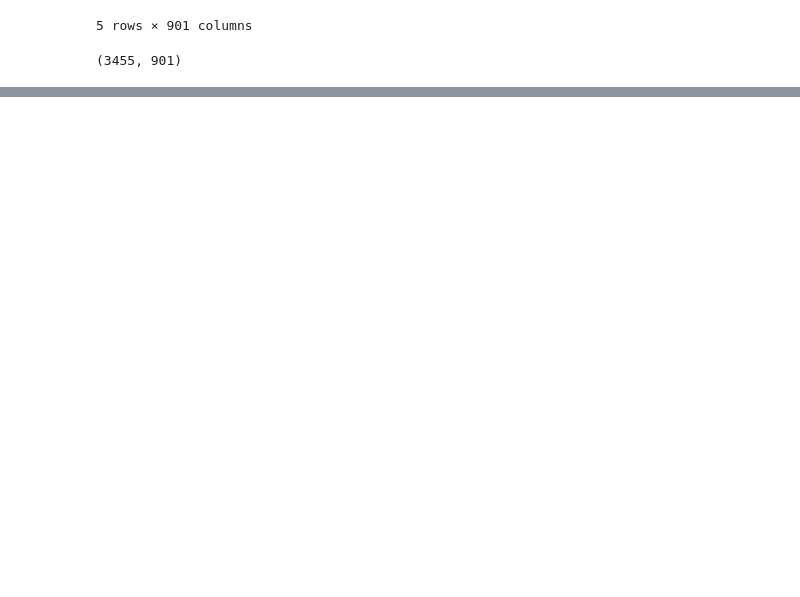
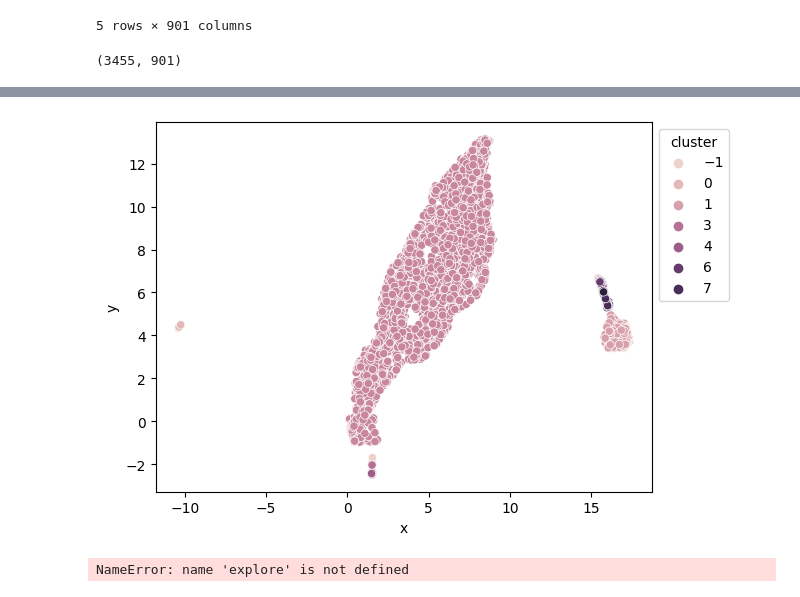
Before and after one commit to SextonLab/UMAP-Explorer, a Jupyter notebook: notebooks/example.ipynb, the cells around one changed output, grey strips where cells are left out. Drawn from its saved outputs; the diff is of its cells as text; code cells hidden in the pictures; blank space fills up the shorter version.

```diff
--- a/notebooks/example.ipynb
+++ b/notebooks/example.ipynb
@@ -93,0 +86,9 @@ Note: you may need to restart the kernel to use updated packages.
+# %%
+explore.cluster(min_clusters=3)
+explore.plot(color_on='cluster')
+# %% [output]
+[figure, added]
+# %%
+df = explore.df
+# %% [output]
+NameError: name 'explore' is not defined
```
Also changed, not shown: parts of 19 cells of this notebook.
